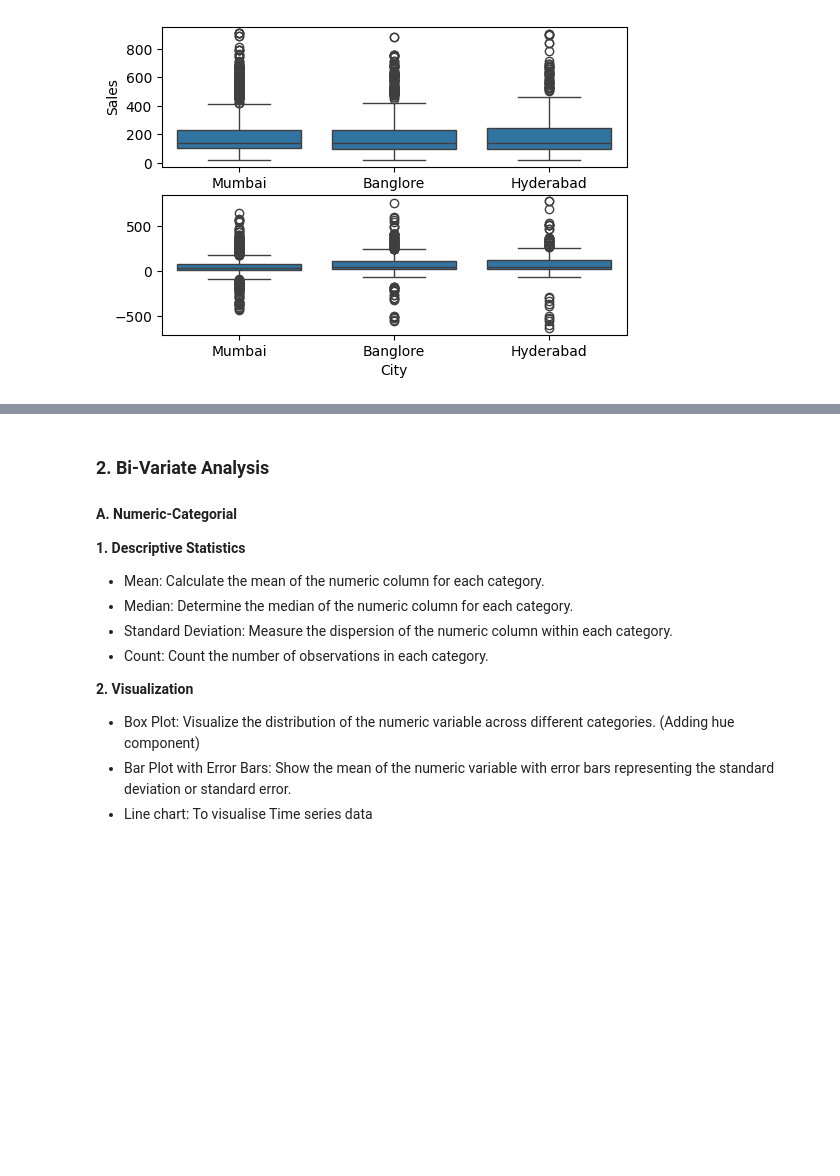
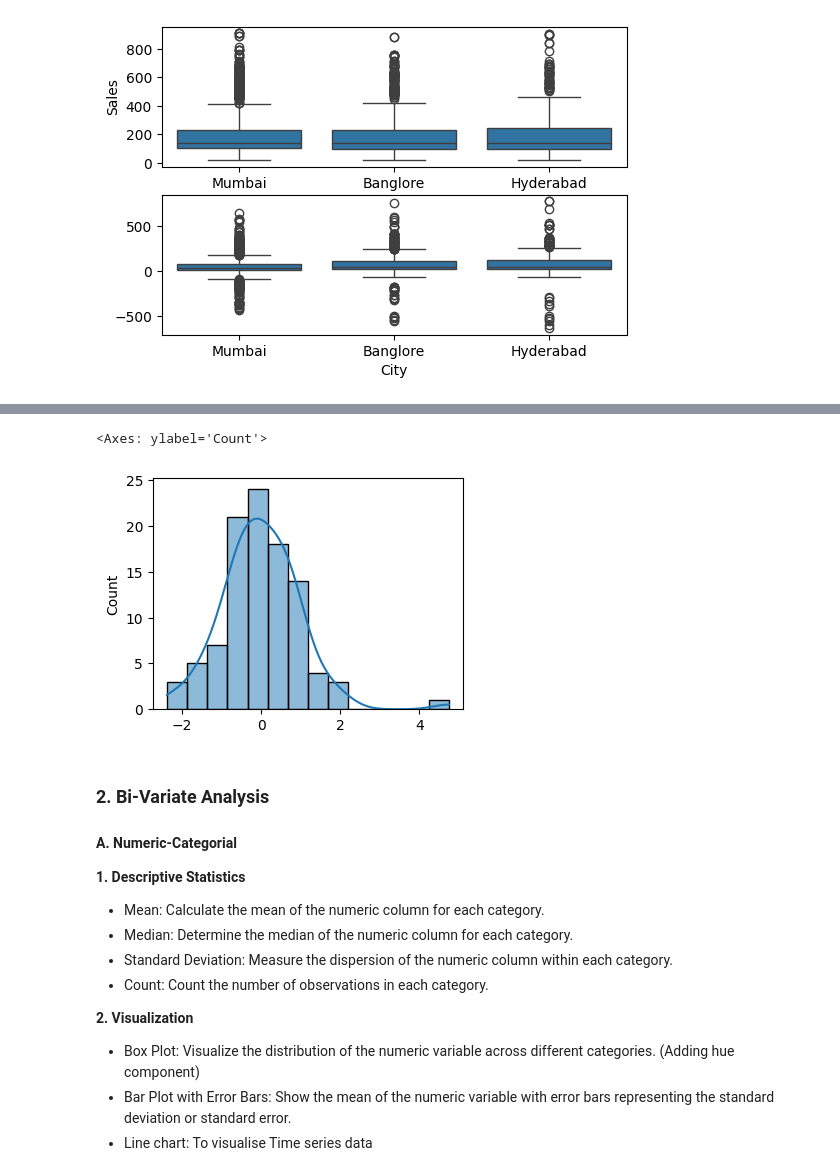
Before and after one commit to knowledge-corner/2025_12_Feb_Python-Data_Viz_analytics, a Jupyter notebook: Classwork/Day - 2 classwork.ipynb, the cells around one changed output, grey strips where cells are left out. Cells and saved outputs as stored; diff of their text form; code cells hidden in the pictures; blank space fills up the shorter version.

```diff
--- a/Classwork/Day - 2 classwork.ipynb
+++ b/Classwork/Day - 2 classwork.ipynb
@@ -1242,3 +1296,8 @@ plt.show()
+# %%
+sns.histplot(x = zscores, kde= True)
+# %% [output]
+<Axes: ylabel='Count'>
+[figure, added]
 # %% [markdown]
 ### 2. Bi-Variate Analysis
 
```
Also changed, not shown: parts of 9 cells of this notebook.
